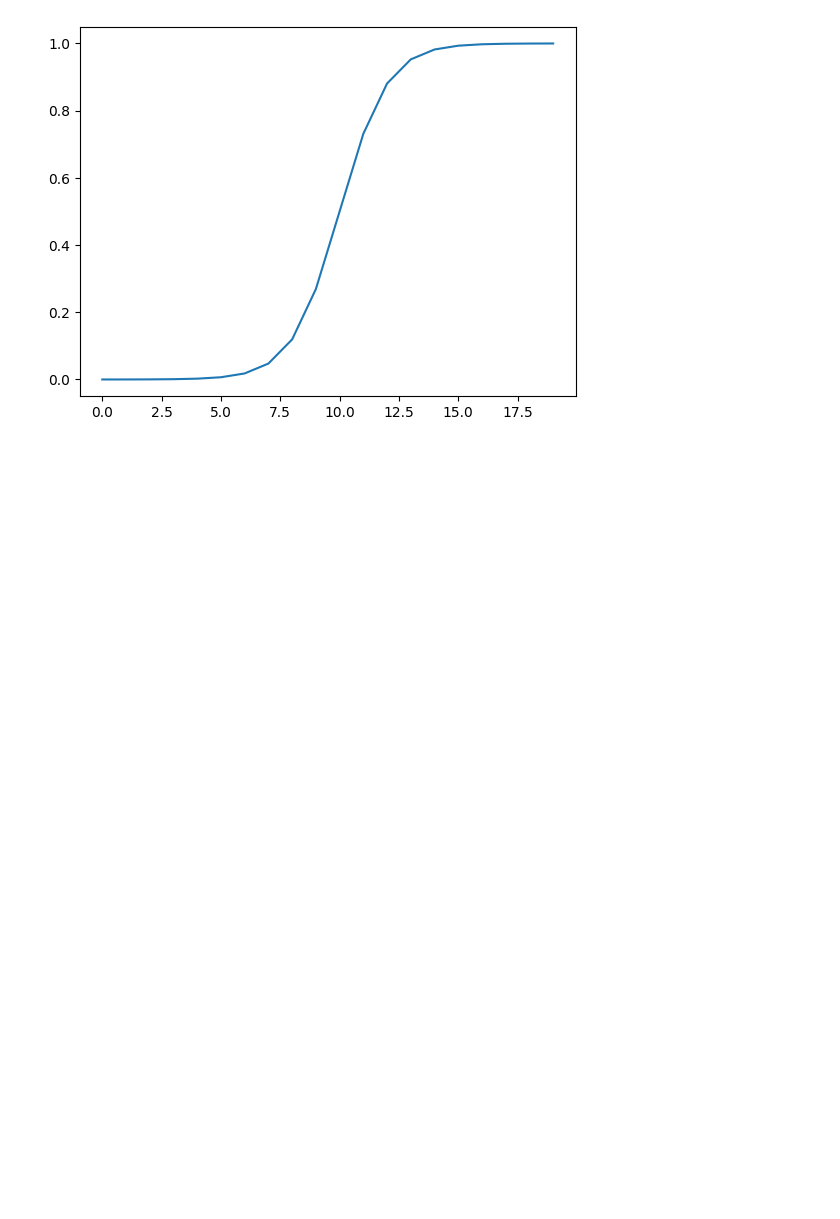
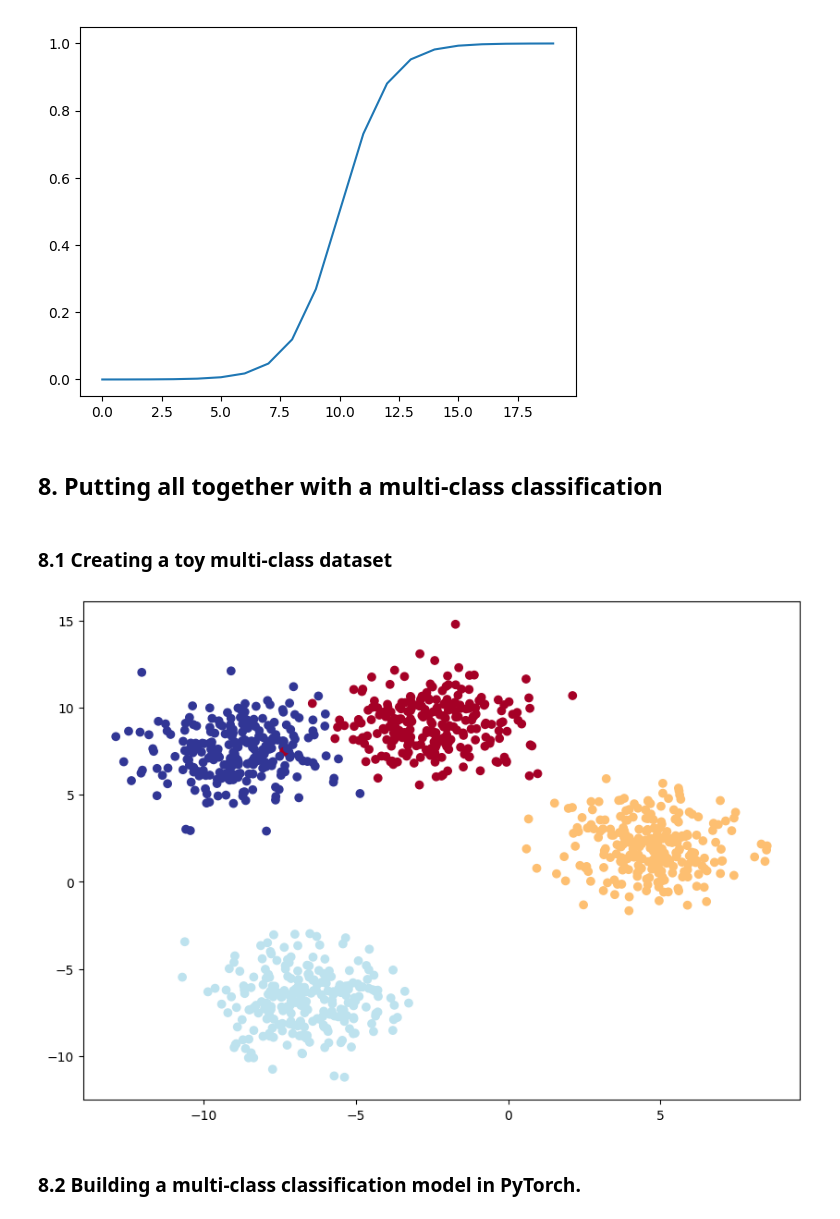
Before and after one commit to JavierMdT/PyTorch-Course, a Jupyter notebook: 02_pytorch_classification/02_pytorch_classification.ipynb, the cells around one changed output. Saved outputs shown, nothing was run; the diff lists cells and outputs as text; code cells hidden in the pictures; blank space fills up the shorter version.

```diff
--- a/02_pytorch_classification/02_pytorch_classification.ipynb
+++ b/02_pytorch_classification/02_pytorch_classification.ipynb
@@ -903,3 +908,40 @@ plt.plot(sigmoid(A))
 plt.show()
 # %% [output]
 [figure]
+# %% [markdown]
+## 8. Putting all together with a multi-class classification
+# %% [markdown]
+### 8.1 Creating a toy multi-class dataset
+# %%
+from sklearn.datasets import make_blobs
+
+# Set the hyperparameters for data creation
+NUM_CLASSES = 4
+NUM_FEATURES =  2
+RANDOM_SEED = 42
+
+# 1. Create data
+X_blob, y_blob = make_blobs(n_samples=1000,
+                            n_features=NUM_FEATURES,
+                            centers=NUM_CLASSES,
+                            cluster_std=1.5,
+                            random_state=RANDOM_SEED)
+
+# 2. Turn data into tensors
+X_blob = torch.from_numpy(X_blob).type(dtype=torch.float)
+y_blob = torch.from_numpy(y_blob).type(dtype=torch.LongTensor)
+
+# 3. Split
+X_blob_train, X_blob_test, y_blob_train, y_blob_test = train_test_split(X_blob,
+                                                                        y_blob,
+                                                                        test_size=0.2,
+                                                                        random_state=RANDOM_SEED)
+
+# 4. Plot data
+plt.figure(figsize=(10,7))
+plt.scatter(X_blob[:,0],X_blob[:,1], c=y_blob, cmap=plt.cm.RdYlBu)
+plt.show()
+# %% [output]
+[figure, added]
+# %% [markdown]
+### 8.2 Building a multi-class classification model in PyTorch.
```
Also changed, not shown: parts of 30 cells of this notebook, 1 other file.
